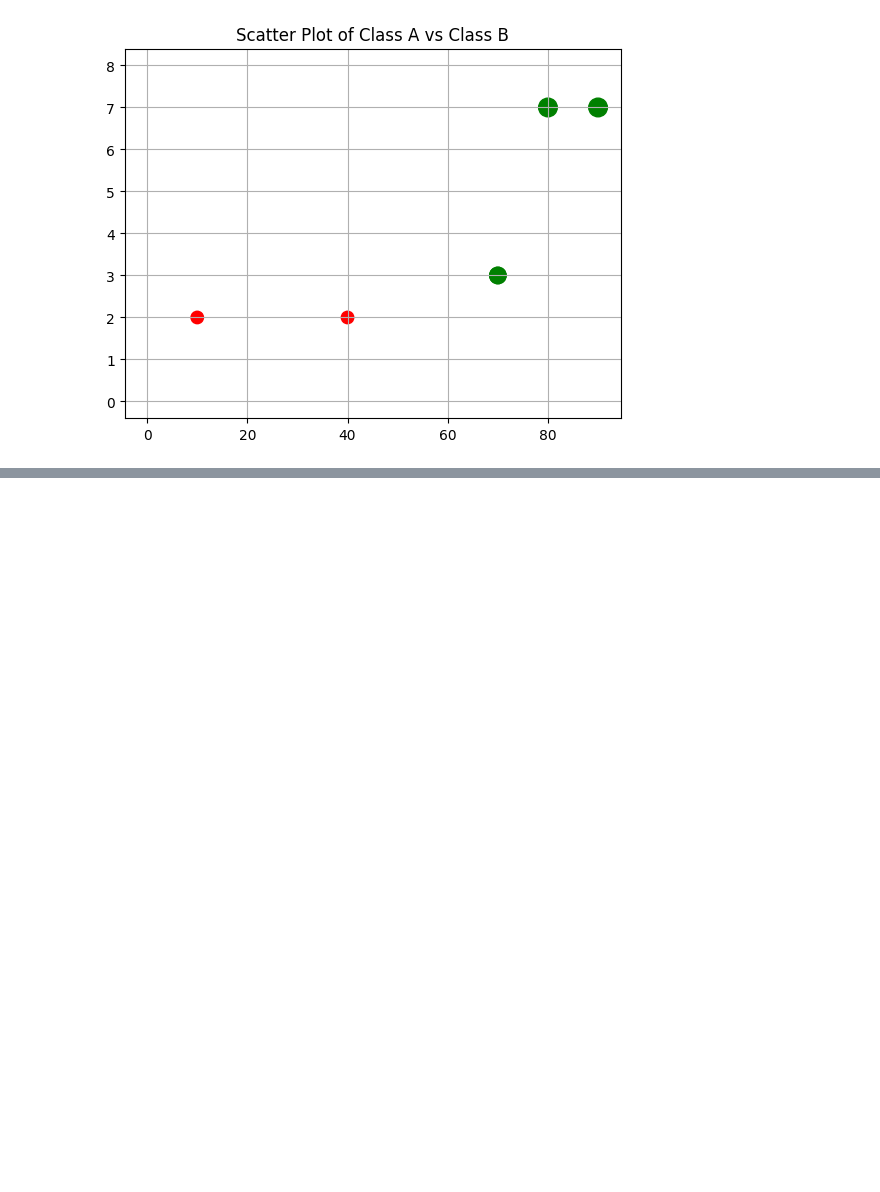
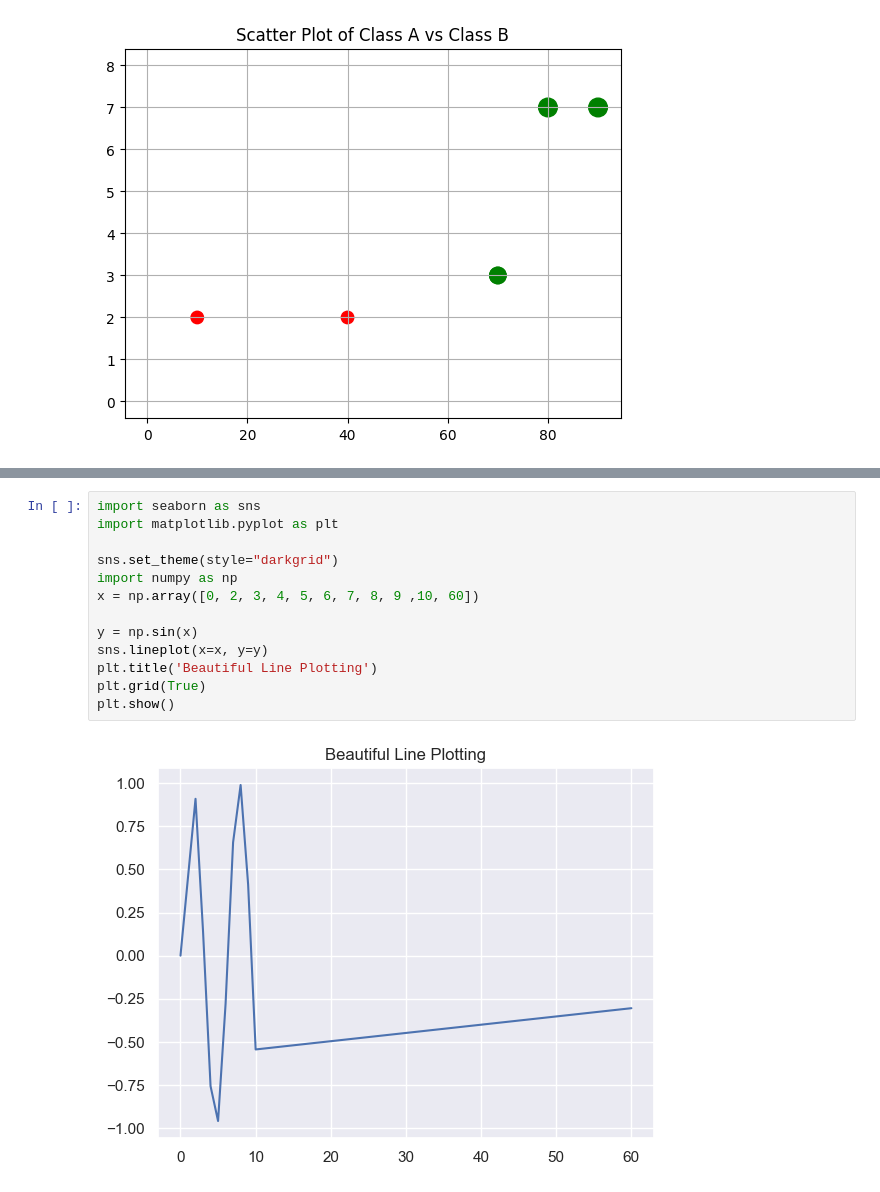
Before and after one commit to mohitmishra8921/Datascience, a Jupyter notebook: kaggle.ipynb, the cells around one changed output, grey strips where cells are left out. Saved outputs shown, nothing was run; the diff lists cells and outputs as text; blank space fills up the shorter version.

Commit message:
practice seaborn

```diff
--- a/kaggle.ipynb
+++ b/kaggle.ipynb
@@ -600 +600,16 @@ plt.show()
 [figure]
+# %%
+import seaborn as sns
+import matplotlib.pyplot as plt
+
+sns.set_theme(style="darkgrid")
+import numpy as np
+x = np.array([0, 2, 3, 4, 5, 6, 7, 8, 9 ,10, 60])
+
+y = np.sin(x)
+sns.lineplot(x=x, y=y)
+plt.title('Beautiful Line Plotting')
+plt.grid(True)
+plt.show()
+# %% [output]
+[figure, added]
```
Also changed, not shown: parts of 3 cells of this notebook, 1 other file.
